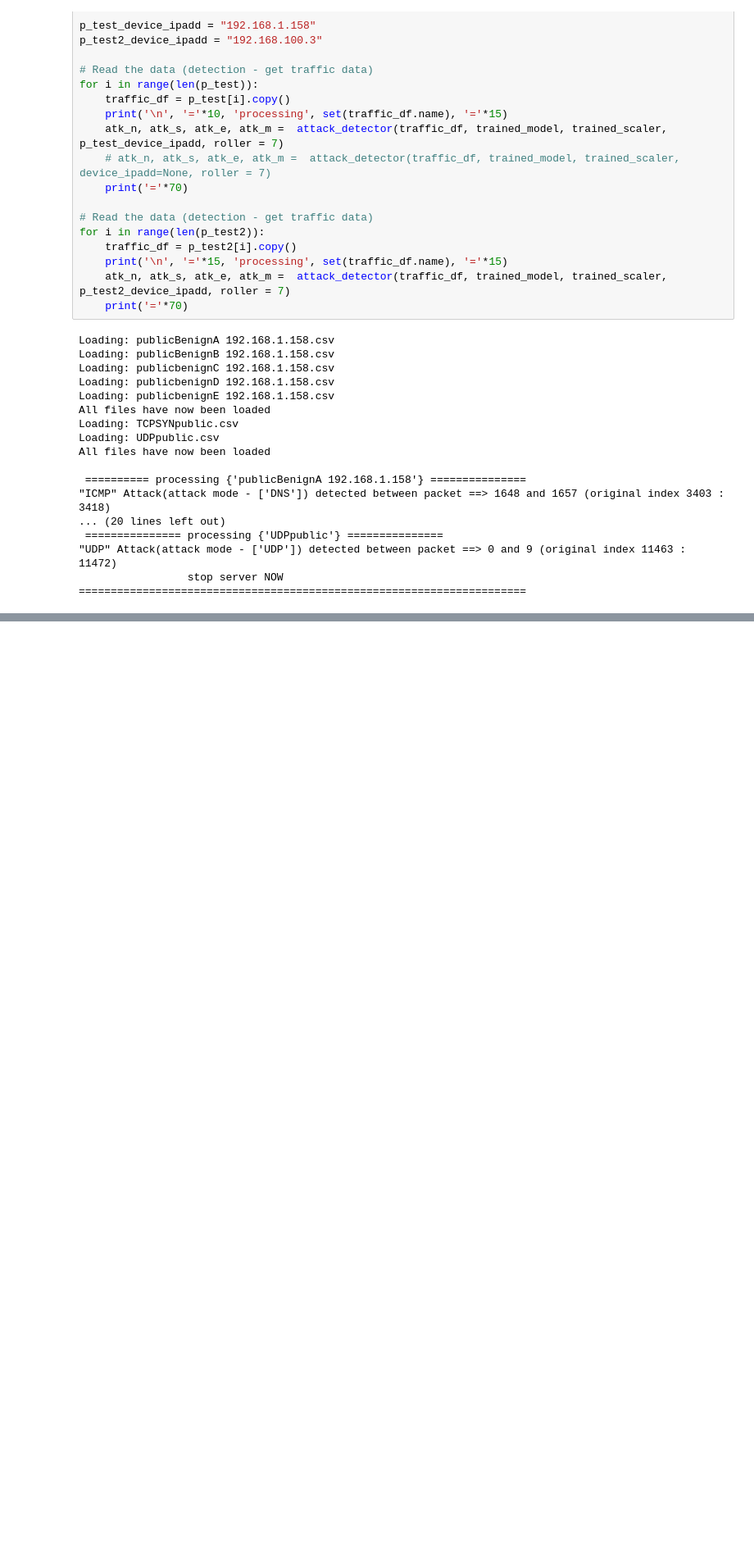
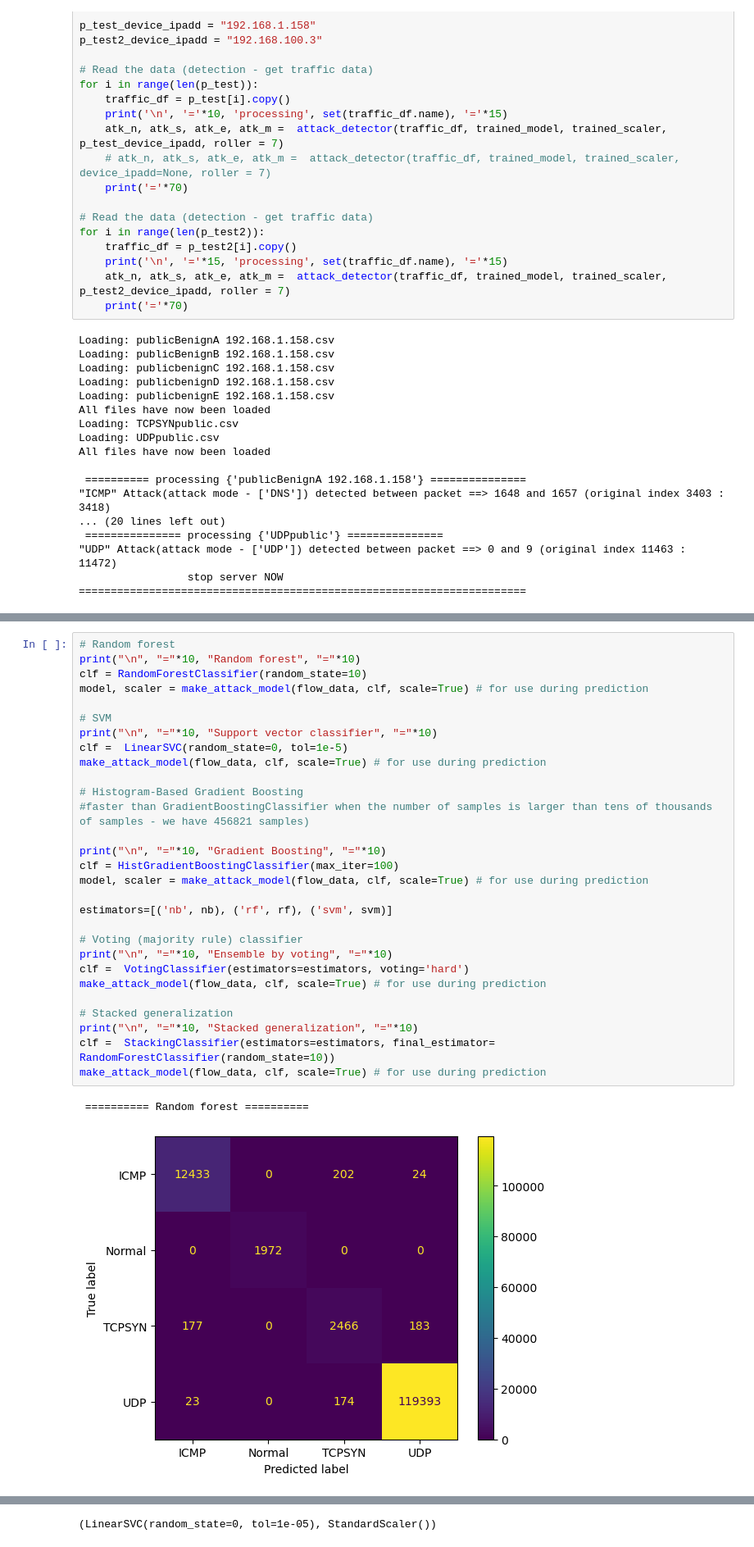
Before and after one commit to asegun-cod/smart-home-device-cyberattack-detection, a Jupyter notebook: Attack_detection_tool/Attack_detection_tool.ipynb, the cells around one changed output, grey strips where cells are left out. Shown: that part at 82% size. Drawn from its saved outputs; the diff is of its cells as text; blank space fills up the shorter version.

```diff
--- a/Attack_detection_tool/Attack_detection_tool.ipynb
+++ b/Attack_detection_tool/Attack_detection_tool.ipynb
@@ -262,0 +387,32 @@ All files have now been loaded
+# %%
+# Random forest
+print("\n", "="*10, "Random forest", "="*10)
+clf = RandomForestClassifier(random_state=10)
+model, scaler = make_attack_model(flow_data, clf, scale=True) # for use during prediction
+
+# SVM
+print("\n", "="*10, "Support vector classifier", "="*10)
+clf =  LinearSVC(random_state=0, tol=1e-5)
+make_attack_model(flow_data, clf, scale=True) # for use during prediction
+
+# Histogram-Based Gradient Boosting
+#faster than GradientBoostingClassifier when the number of samples is larger than tens of thousands of samples - we have 456821 samples)
+
+print("\n", "="*10, "Gradient Boosting", "="*10)
+clf = HistGradientBoostingClassifier(max_iter=100)
+model, scaler = make_attack_model(flow_data, clf, scale=True) # for use during prediction
+
+estimators=[('nb', nb), ('rf', rf), ('svm', svm)]
+
+# Voting (majority rule) classifier
+print("\n", "="*10, "Ensemble by voting", "="*10)
+clf =  VotingClassifier(estimators=estimators, voting='hard')
+make_attack_model(flow_data, clf, scale=True) # for use during prediction
+
+# Stacked generalization
+print("\n", "="*10, "Stacked generalization", "="*10)
+clf =  StackingClassifier(estimators=estimators, final_estimator= RandomForestClassifier(random_state=10))
+make_attack_model(flow_data, clf, scale=True) # for use during prediction
+# %% [output]
+ ========== Random forest ==========
+[figure, added]
@@ -262,0 +440 @@ All files have now been loaded
+(LinearSVC(random_state=0, tol=1e-05), StandardScaler())
```
Also changed, not shown: parts of 10 cells of this notebook, 3 other files.
